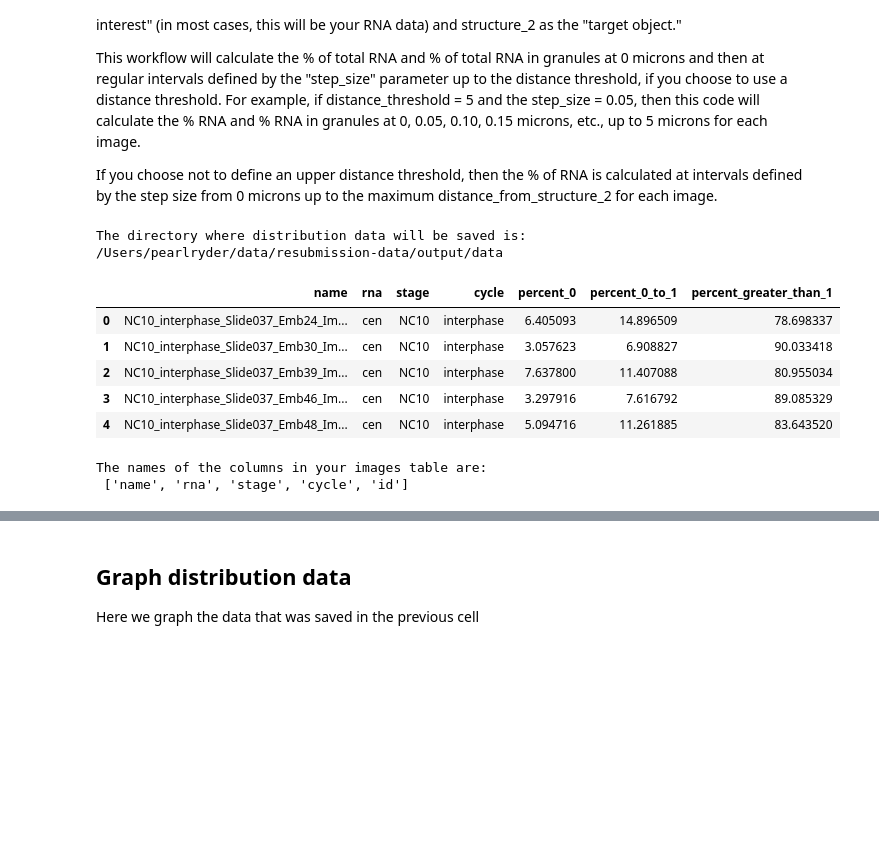
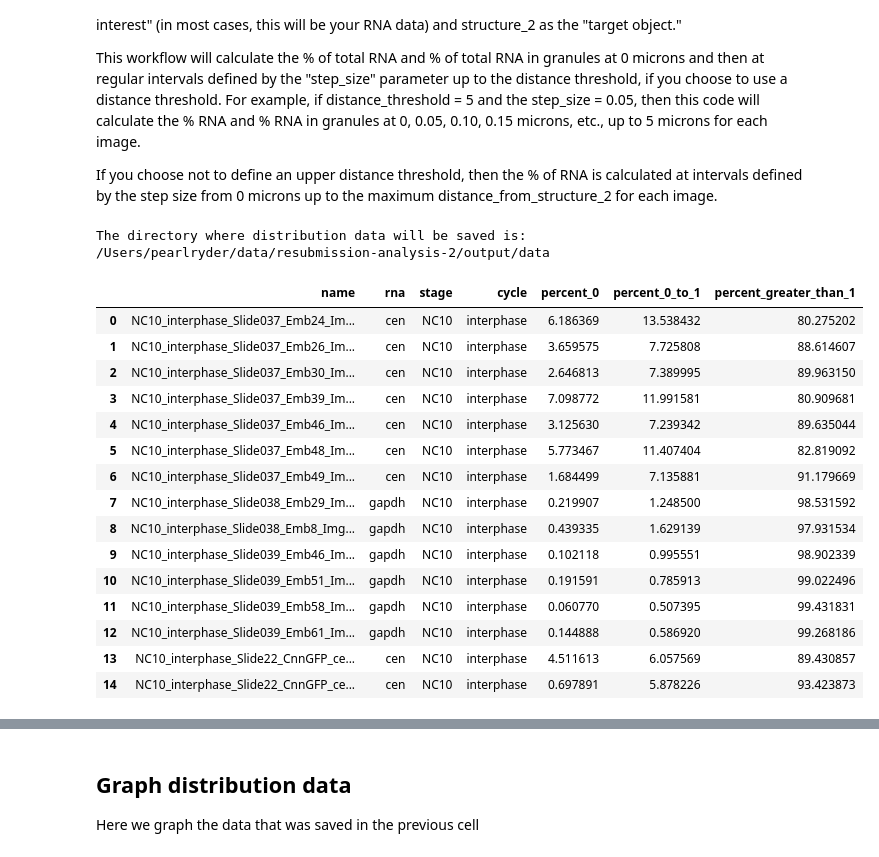
Before and after one commit to pearlryder/rna-at-centrosomes, a Jupyter notebook: pipeline/resubmission-embryo-pipeline.ipynb, the cells around one changed output, grey strips where cells are left out. Saved outputs shown, nothing was run; the diff lists cells and outputs as text; code cells hidden in the pictures; blank space fills up the shorter version.

Commit message:
Full resubmission analysis code - including unused extras

```diff
--- a/pipeline/resubmission-embryo-pipeline.ipynb
+++ b/pipeline/resubmission-embryo-pipeline.ipynb
@@ -8,7 +8,7 @@ In general, the sections of this notebook can be run separately from each other.
 ## Define database and structural information
 
 # database info
-database_name = 'resubmission'
+database_name = 'resubmission2'
 db_user = "pearlryder"
 db_password = ""
 db_host = "localhost"
@@ -16,12 +16,12 @@ db_host = "localhost"
 # path to find data
 
 USER_NAME = 'pearlryder'
-FILE_PATH = '/Users/' + USER_NAME + '/data/resubmission-data/data'
+FILE_PATH = '/Users/pearlryder/data/resubmission-analysis-2/data'
 
 # Subcellular structures of interest. We recommend keeping all names in letters only
 # and avoiding upper-case letters. You should keep your smFISH images named 'rna'
 # These names should match the sub-folders in your data folder
-structures = ['centrosomes', 'rna']
+structures = ['rna', 'centrosomes']
 
 
 # Each structure folder should have two sub-folders, 'raw-data' and 'segmentations'
@@ -37,7 +37,7 @@ segmentation_dir = 'segmentations'
 # If your segmentation files have the same suffix as your raw data filenames, then change this variable
 # to an empty string, e.g. segmentation_file_suffix = ''
 
-segmentation_file_suffix = '_struct_segmentation.tiff'
+segmentation_file_suffix = ''
 
 
 # Update the scale parameters below for the number of microns per pixel in the xy plane and the z plane
@@ -448,12 +370,12 @@ step_size = 0.05
 # parameters for saving data. Default is to save in the directory containing your raw-data
 # and segmentations in a folder named data within a folder named output
 
-csv_output_dir = os.path.join('/Users/' + USER_NAME + '/data/resubmission-data/', 'output', 'data')
+csv_output_dir = os.path.join('/Users/pearlryder/data/resubmission-analysis-2', 'output', 'data')
 
 print("The directory where distribution data will be saved is:\n" + csv_output_dir)
 # %% [output]
 The directory where distribution data will be saved is:
-/Users/pearlryder/data/resubmission-data/output/data
+/Users/pearlryder/data/resubmission-analysis-2/output/data
 # %%
 # make an output directory if it doesn't already exist
 
@@ -514,14 +439,26 @@ conn.close()
 # %%
 distance_df = pd.DataFrame(distance_data, columns=['name', 'rna', 'stage', 'cycle','percent_0', 'percent_0_to_1', 'percent_greater_than_1'])
 
-distance_df.head()
+save_csv('rna-distance-df.csv', csv_output_dir, distance_df)
+
+distance_df.head(15)
 # %% [output]
 |  | name | rna | stage | cycle | percent_0 | percent_0_to_1 | percent_greater_than_1 |
-| 0 | NC10_interphase_Slide037_Emb24_Im... | cen | NC10 | interphase | 6.405093 | 14.896509 | 78.698337 |
-| 1 | NC10_interphase_Slide037_Emb30_Im... | cen | NC10 | interphase | 3.057623 | 6.908827 | 90.033418 |
-| 2 | NC10_interphase_Slide037_Emb39_Im... | cen | NC10 | interphase | 7.637800 | 11.407088 | 80.955034 |
-| 3 | NC10_interphase_Slide037_Emb46_Im... | cen | NC10 | interphase | 3.297916 | 7.616792 | 89.085329 |
-| 4 | NC10_interphase_Slide037_Emb48_Im... | cen | NC10 | interphase | 5.094716 | 11.261885 | 83.643520 |
+| 0 | NC10_interphase_Slide037_Emb24_Im... | cen | NC10 | interphase | 6.186369 | 13.538432 | 80.275202 |
+| 1 | NC10_interphase_Slide037_Emb26_Im... | cen | NC10 | interphase | 3.659575 | 7.725808 | 88.614607 |
+| 2 | NC10_interphase_Slide037_Emb30_Im... | cen | NC10 | interphase | 2.646813 | 7.389995 | 89.963150 |
+| 3 | NC10_interphase_Slide037_Emb39_Im... | cen | NC10 | interphase | 7.098772 | 11.991581 | 80.909681 |
+| 4 | NC10_interphase_Slide037_Emb46_Im... | cen | NC10 | interphase | 3.125630 | 7.239342 | 89.635044 |
+| 5 | NC10_interphase_Slide037_Emb48_Im... | cen | NC10 | interphase | 5.773467 | 11.407404 | 82.819092 |
+| 6 | NC10_interphase_Slide037_Emb49_Im... | cen | NC10 | interphase | 1.684499 | 7.135881 | 91.179669 |
+| 7 | NC10_interphase_Slide038_Emb29_Im... | gapdh | NC10 | interphase | 0.219907 | 1.248500 | 98.531592 |
+| 8 | NC10_interphase_Slide038_Emb8_Img... | gapdh | NC10 | interphase | 0.439335 | 1.629139 | 97.931534 |
+| 9 | NC10_interphase_Slide039_Emb46_Im... | gapdh | NC10 | interphase | 0.102118 | 0.995551 | 98.902339 |
+| 10 | NC10_interphase_Slide039_Emb51_Im... | gapdh | NC10 | interphase | 0.191591 | 0.785913 | 99.022496 |
+| 11 | NC10_interphase_Slide039_Emb58_Im... | gapdh | NC10 | interphase | 0.060770 | 0.507395 | 99.431831 |
+| 12 | NC10_interphase_Slide039_Emb61_Im... | gapdh | NC10 | interphase | 0.144888 | 0.586920 | 99.268186 |
+| 13 | NC10_interphase_Slide22_CnnGFP_ce... | cen | NC10 | interphase | 4.511613 | 6.057569 | 89.430857 |
+| 14 | NC10_interphase_Slide22_CnnGFP_ce... | cen | NC10 | interphase | 0.697891 | 5.878226 | 93.423873 |
 # %%
 stages = ['NC10', 'NC13']
 
@@ -542,4 +533,5 @@ for stage in stages:
 # %%
+
 # code to calculate the percent RNA distribution
 
 # select images table column names and images data from database
@@ -577,9 +569,6 @@ for row_data in image_data:
     image_data_list.append(image_data_dict)
 
 print('The names of the columns in your images table are:\n ' + str(column_names))
-# %% [output]
-The names of the columns in your images table are:
- ['name', 'rna', 'stage', 'cycle', 'id']
 # %%
 # this cell calculates the percent distribution of total RNA and RNA in granules from 0.0 microns to the
 # distance threshold specified by the user. The data is contained in a dataframe object
```
Also changed, not shown: parts of 71 cells of this notebook, 1 other file.
